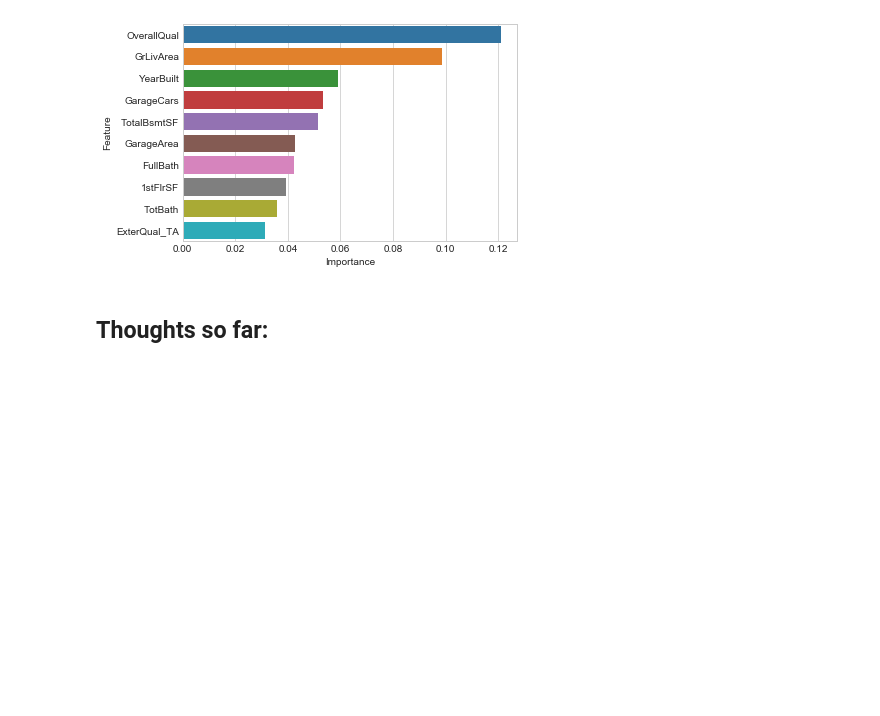
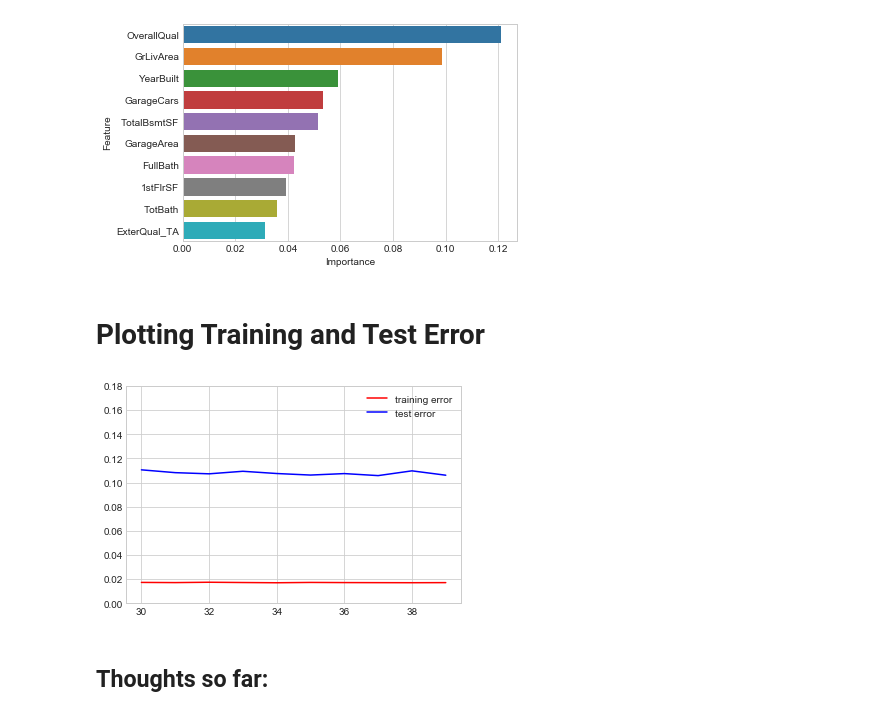
Before and after one commit to reflexiveprophecy/Kaggle_Predict_Ames_Iowa_Housing_Prices, a Jupyter notebook: JAMES! Stack Attack This Random Forest! .ipynb, the cells around one changed output. Saved outputs shown, nothing was run; the diff lists cells and outputs as text; code cells hidden in the pictures; blank space fills up the shorter version.

Commit message:
added training error graph

```diff
--- a/JAMES! Stack Attack This Random Forest! .ipynb
+++ b/JAMES! Stack Attack This Random Forest! .ipynb
@@ -347,6 +347,26 @@ sns.barplot(x = 'Importance', y = 'Feature', data=result)
 # %% [output]
 <matplotlib.axes._subplots.AxesSubplot at 0x...>
 [figure]
+# %% [markdown]
+# Plotting Training and Test Error
+# %%
+subset = range(30, 40)
+train_error = []
+test_error = []
+for i in subset:
+    rf_tree.set_params(max_features=i)
+    rf_tree.fit(X_train_v, y_train_v)
+    train_error.append(1 - rf_tree.score(X_train_v, y_train_v))
+    test_error.append(1 - rf_tree.score(X_test_v, y_test_v))
+
+import matplotlib.pyplot as plt
+plt.plot(subset, train_error, c='red', label='training error')
+plt.plot(subset, test_error, c='blue', label='test error')
+plt.ylim(0, 0.18)
+plt.legend()
+plt.show()
+# %% [output]
+[figure, added]
 # %% [markdown]
 ## Thoughts so far:
 # %% [markdown]
```
